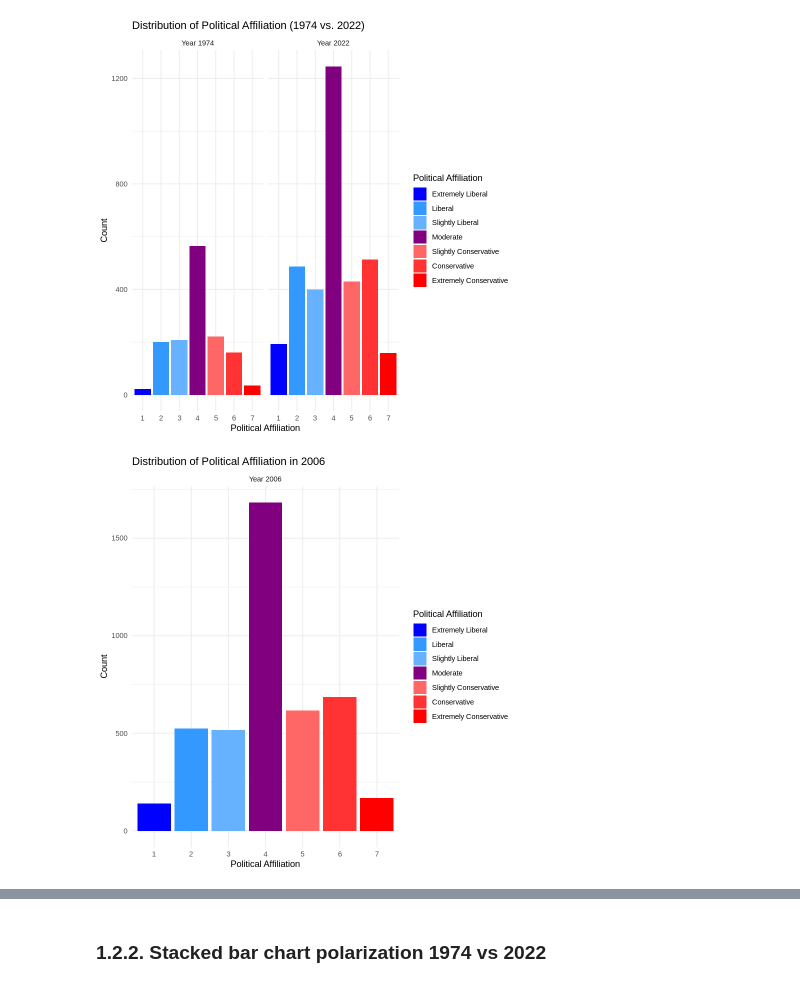
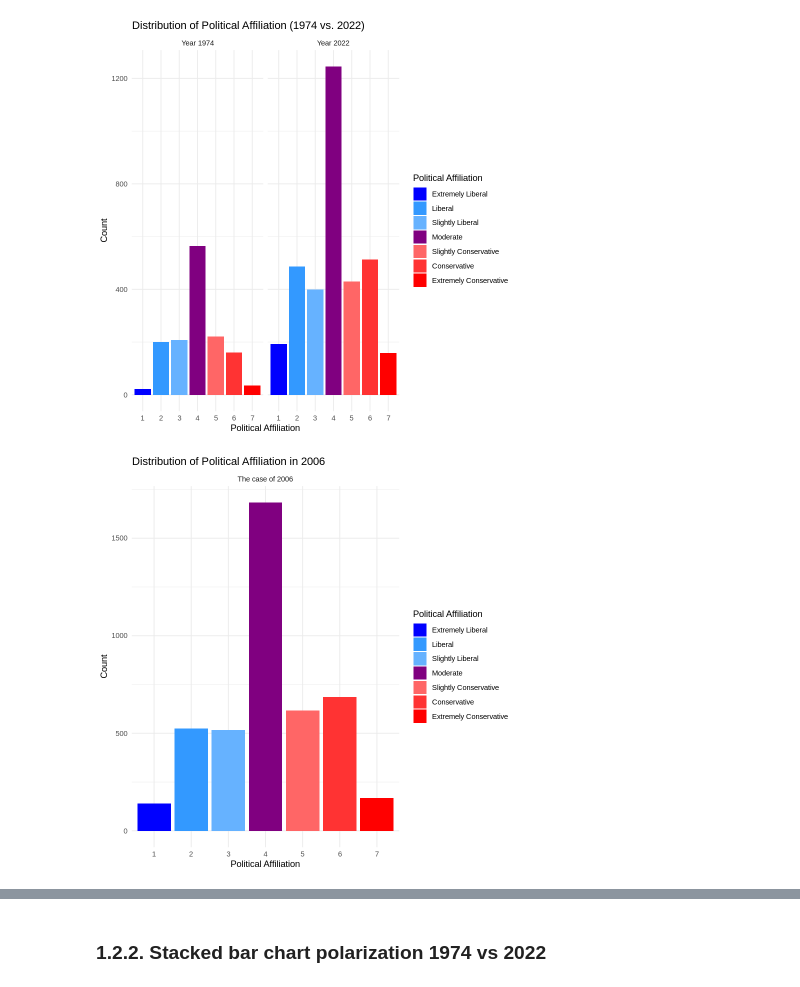
Before and after one commit to ceelkamalayko/API201DFinalExercise, a Jupyter notebook: Final_Exercise_notebook.ipynb, the cells around one changed output, grey strips where cells are left out. Drawn from its saved outputs; the diff is of its cells as text; code cells hidden in the pictures.

```diff
--- a/Final_Exercise_notebook.ipynb
+++ b/Final_Exercise_notebook.ipynb
@@ -111,24 +111,24 @@ ggplot(ready_data, aes(x = factor(Spectrum), y = Count, fill = factor(Spectrum))
 # %%
 # Separate Graph for 2006
 # 2006 data
 filtered_data_2006 <- cleaned_data[, c("Spectrum", "Label", "2006")]
 
 # 2006 data pivoted
 ready_data_2006 <- pivot_longer(filtered_data_2006, cols = c("2006"), names_to = "Year", values_to = "Count")
 
 # 2006 Histogram
 ggplot(ready_data_2006, aes(x = factor(Spectrum), y = Count, fill = factor(Spectrum))) +
   geom_bar(position = "dodge", stat = "identity") +
-  facet_wrap(~ Year, scales = "free_x", labeller = labeller(Year = c("2006" = "Year 2006"))) +
+  facet_wrap(~ Year, scales = "free_x", labeller = labeller(Year = c("2006" = "The case of 2006"))) +
   labs(title = "Distribution of Political Affiliation in 2006",
        x = "Political Affiliation",
        y = "Count") +
   scale_x_discrete(labels = c("1", "2", "3", "4", "5", "6", "7")) +
   scale_fill_manual(values = c("1" = "#0000FF", "2" = "#3399FF", "3" = "#66B2FF", "4" = "#800080", "5" = "#FF6666", "6" = "#FF3333", "7" = "#FF0000"),
                     name = "Political Affiliation",
                     labels = c("1" = "Extremely Liberal", "2" = "Liberal", "3" = "Slightly Liberal",
                                "4" = "Moderate", "5" = "Slightly Conservative", "6" = "Conservative",
                                "7" = "Extremely Conservative")) +
   theme_minimal()
 # %% [output]
-[figure, old version]
+[figure, new version]
```
Also changed, not shown: parts of 1 cell of this notebook.
